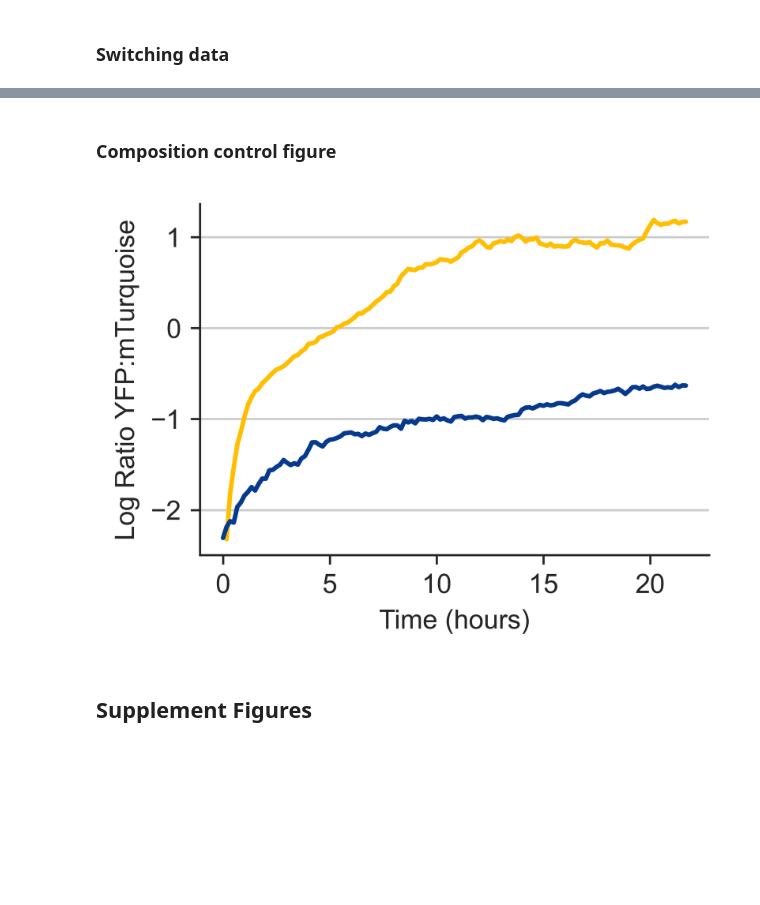
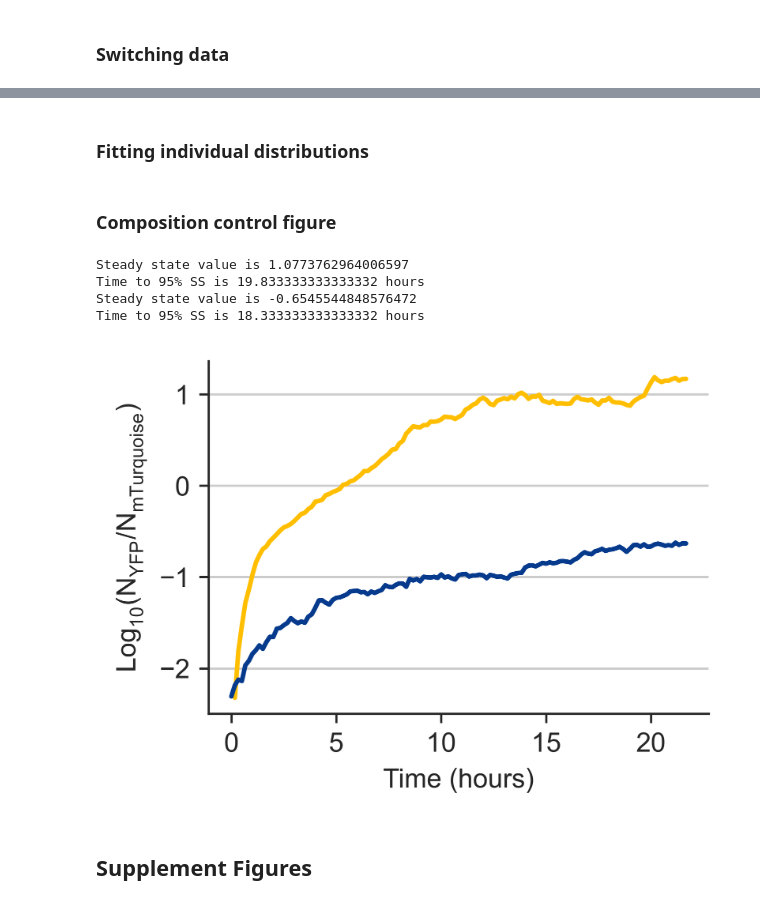
Before and after one commit to mkratz/Phase-variation, a Jupyter notebook: Analysis/MM_notebook.ipynb, the cells around one changed output, grey strips where cells are left out. Drawn from its saved outputs; the diff is of its cells as text; code cells hidden in the pictures; blank space fills up the shorter version.

```diff
--- a/Analysis/MM_notebook.ipynb
+++ b/Analysis/MM_notebook.ipynb
@@ -8,7 +8,13 @@ from tqdm import tqdm
 import seaborn as sns
 import pandas as pd
 import scipy.signal as sg
+import scipy.stats as st
 sns.set_style('ticks')
 import matplotlib.ticker as ticker
+import matplotlib
+matplotlib.rcParams['mathtext.fontset'] = 'custom'
+matplotlib.rcParams['mathtext.rm'] = 'Arial'
+matplotlib.rcParams['mathtext.it'] = 'Arial'
+matplotlib.rcParams['mathtext.bf'] = 'Arial'
 %matplotlib inline
 %config InlineBackend.figure_format='retina'
@@ -269,25 +264,43 @@ plt.tight_layout()
+# %% [markdown]
+### Fitting individual distributions
 # %% [markdown]
 ### Composition control figure
 # %%
 m=9/16
 fm=0.75
 fig,ax = plt.subplots(1,1,figsize=(8*m*fm,6*m*fm),dpi=300)
 ts = np.array(list(range(0,movie_len*10,10)))/60
 ax.plot(ts,np.log10(pop_count_YD[:,1]/pop_count_YD[:,0]),lw=3*m,c='#ffbf00',label=' ')
 ax.plot(ts,np.log10(pop_count_TD[:,1]/pop_count_TD[:,0]),lw=3*m,c='#053a8d',label=' ')
 
+YD_vals = np.log10(pop_count_YD[:,1]/pop_count_YD[:,0])
+YD_SS = np.average(YD_vals[-18:])
+print(f"Steady state value is {YD_SS}")
+idx_95=np.argwhere(abs(YD_vals-YD_SS)<abs(0.05*YD_SS))[0][0]
+print(f"Time to 95% SS is {ts[idx_95]} hours")
+
+TD_vals = np.log10(pop_count_TD[:,1]/pop_count_TD[:,0])
+TD_SS = np.average(TD_vals[-18:])
+print(f"Steady state value is {TD_SS}")
+idx_95=np.argwhere(abs(TD_vals-TD_SS)<abs(0.05*TD_SS))[0][0]
+print(f"Time to 95% SS is {ts[idx_95]} hours")
+
 
 ax.set_xlabel('Time (hours)',size=17.77*m)
-ax.set_ylabel('Log Ratio YFP:mTurquoise',size=17.77*m)
+ax.set_ylabel("$Log_{10}(N_{YFP}/N_{mTurquoise})$",size=17.77*m)
 ax.tick_params(axis='both', which='major', labelsize=17.77*m)
 intervals = 1
 loc = plticker.MultipleLocator(base=intervals)
 ax.yaxis.set_major_locator(loc)
 ax.grid(which='major', axis='y')
 ax.spines['top'].set_visible(False)
 ax.spines['right'].set_visible(False)
 plt.tight_layout()
 # %% [output]
+Steady state value is 1.0773762964006597
+Time to 95% SS is 19.833333333333332 hours
+Steady state value is -0.6545544848576472
+Time to 95% SS is 18.333333333333332 hours
-[figure, old version]
+[figure, new version]
 # %% [markdown]
 ## Supplement Figures
```
Also changed, not shown: parts of 8 cells of this notebook, 4 other files.
